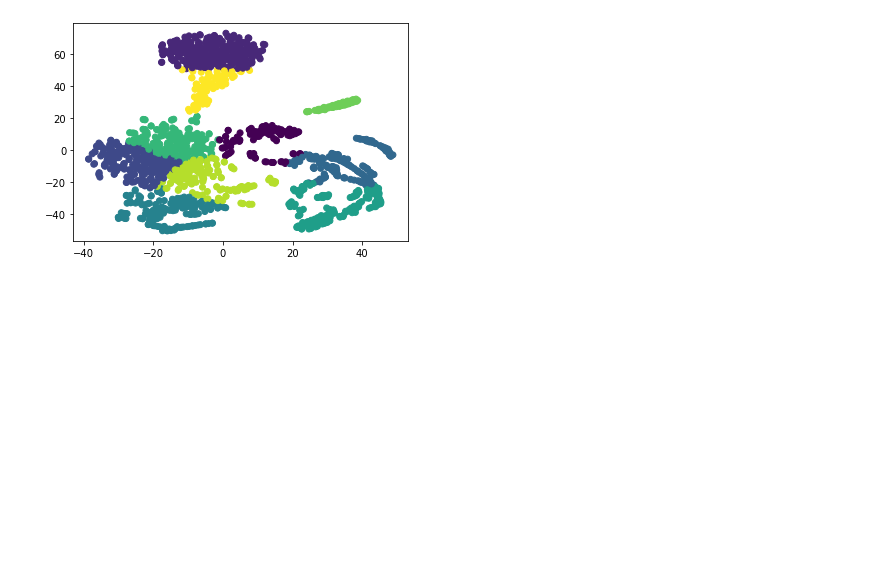
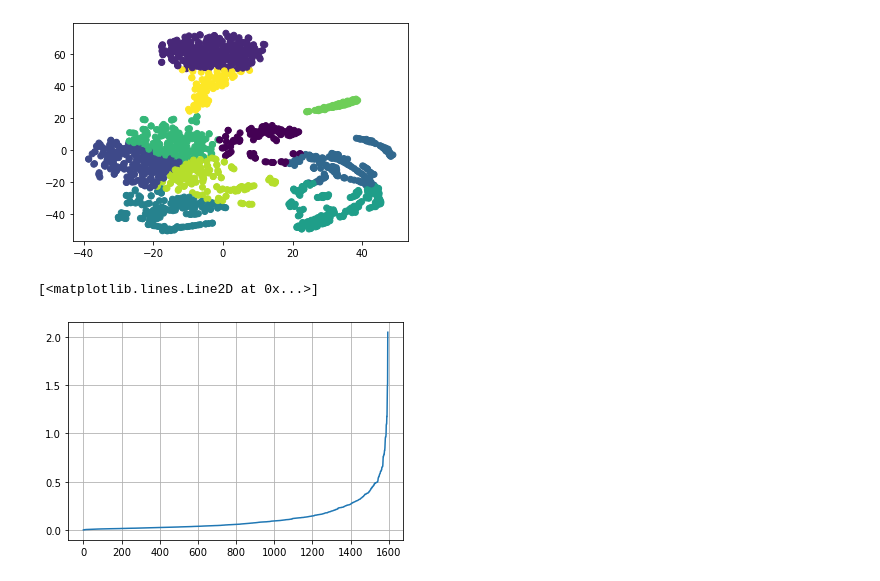
Before and after one commit to carsonmcbroom/ControlProject, a Jupyter notebook: PreprocessedData/Preprocessed_Reduced_Clustered.ipynb, the cells around one changed output. Cells and saved outputs as stored; diff of their text form; code cells hidden in the pictures; blank space fills up the shorter version.

```diff
--- a/PreprocessedData/Preprocessed_Reduced_Clustered.ipynb
+++ b/PreprocessedData/Preprocessed_Reduced_Clustered.ipynb
@@ -242,0 +246,13 @@ plt.scatter(tsne_data[:,0], tsne_data[:,1], c=p_tsne)
+# %%
+#in order to use DBScan epsilon must be chosen and can be determined from nearest neighbors
+from sklearn.neighbors import NearestNeighbors as NN
+import numpy as np
+nabrs = NN(n_neighbors = 2).fit(svd_data)
+distance, index = nabrs.kneighbors(svd_data)
+distance = np.sort(distance, axis = 0)
+distance = distance[:,1]
+plt.grid()
+plt.plot(distance)
+# %% [output]
+[<matplotlib.lines.Line2D at 0x...>]
+[figure, added]
```
Also changed, not shown: parts of 19 cells of this notebook.
